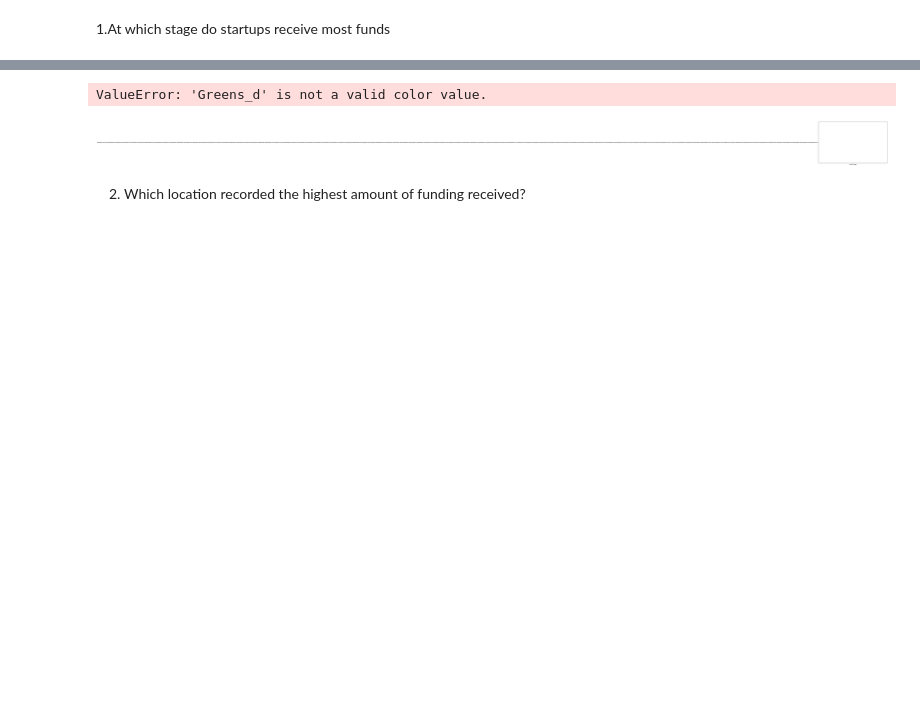
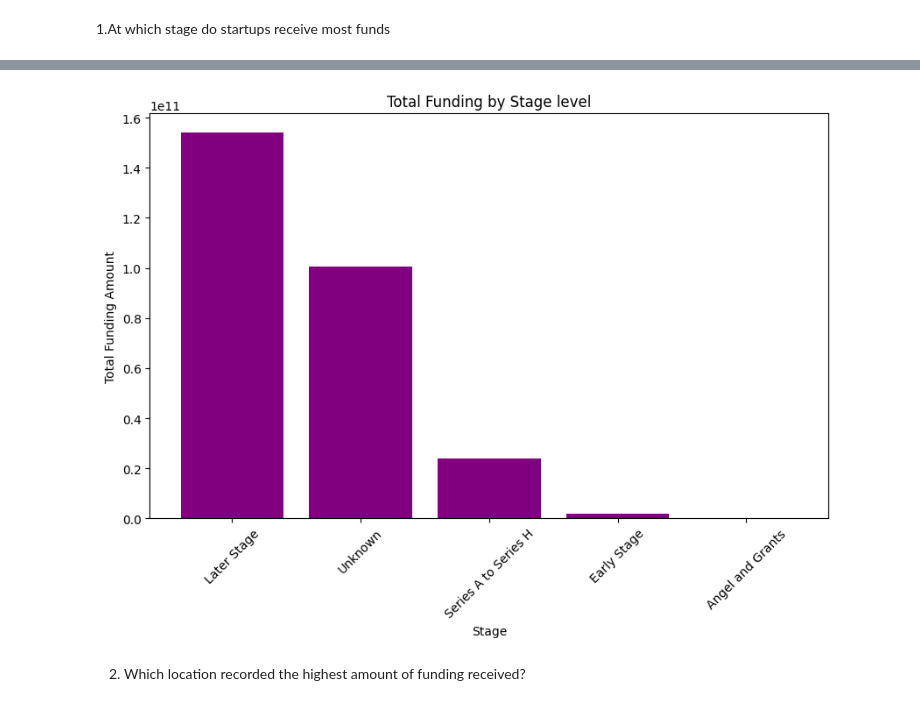
Before and after one commit to Dansoaa/LP1, a Jupyter notebook: lp1.ipynb, the cells around one changed output, grey strips where cells are left out. Saved outputs shown, nothing was run; the diff lists cells and outputs as text; code cells hidden in the pictures; blank space fills up the shorter version.

```diff
--- a/lp1.ipynb
+++ b/lp1.ipynb
@@ -651 +659,4 @@ array(['Unknown', 'Early Stage', 'Series A to Series H', 'Later Stage',
+# %%
+# fill all missing values with unknown
+data['Stage'].fillna('Unknown', inplace=True)
 # %%
@@ -656,3 +666,0 @@ data[data['Stage']=='$6000000']
-# %%
-data.loc[data['Company_Brand']=='MYRE Capital',['Amount','Stage']]=['$6000000','unknown']
-data.loc[data['Company_Brand']=='MYRE Capital']
@@ -668,3 +666,0 @@ data[data['Stage']=='$300000']
-# %%
-data.loc[data['Company_Brand']=='Little leap',['Amount','Stage']]=['$300000','unknown']
-data.loc[data['Company_Brand']=='Little leap']
@@ -673,3 +666,0 @@ data.loc[data['Company_Brand']=='Little leap']
-# %%
-data.loc[data["Company_Brand"]=="Bhyve",["Amount","Stage"]]=["$300000","unknown"]
-data.loc[data["Company_Brand"]=="Bhyve"]
@@ -706,14 +691,13 @@ stg_w_most_fund
 # %%
-plt.figure(figsize=(10,6))
-plt.bar(stg_w_most_fund['Stage'],stg_w_most_fund['Amount'],color='Greens_d')
+plt.figure(figsize=(10, 6))
+plt.bar(stg_w_most_fund['Stage'], stg_w_most_fund['Amount'],color='Purple')
 plt.xlabel('Stage')
 plt.ylabel('Total Funding Amount')
 plt.title('Total Funding by Stage level')
-plt.xticks('rotation')
+plt.xticks(rotation=45)  # Specify the rotation value for x-axis labels
 plt.show()
 # %% [output]
-ValueError: 'Greens_d' is not a valid color value.
-[figure, old version]
+[figure, new version]
 # %% [markdown]
 2. Which location recorded the highest amount of funding received?
 # %%
```
Also changed, not shown: parts of 32 cells of this notebook, 1 other file.
